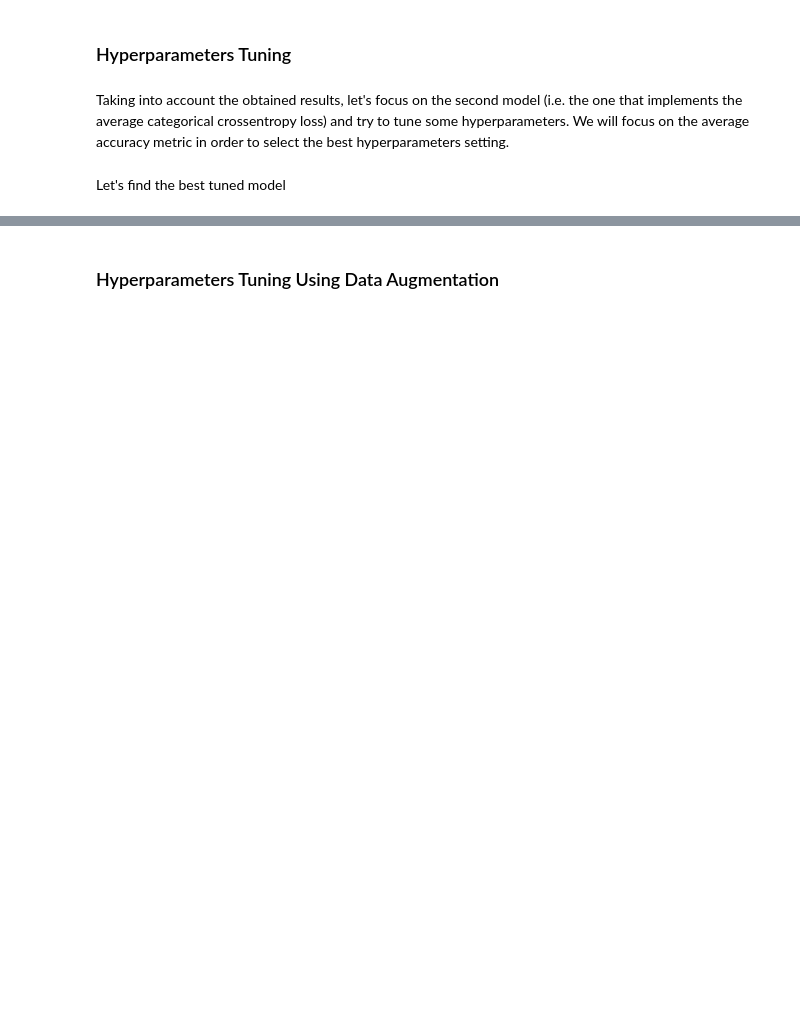
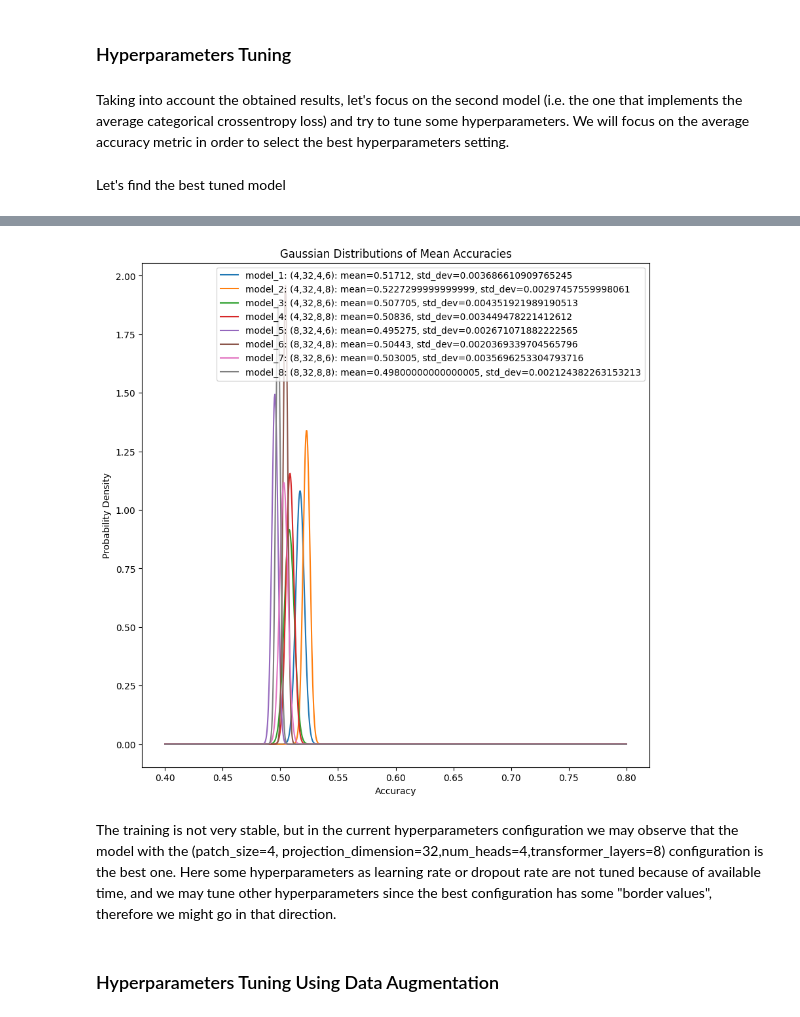
Before and after one commit to kor80/CIFAR-10-Separation, a Jupyter notebook: cifar_10_separation_eng.ipynb, the cells around one changed output, grey strips where cells are left out. Drawn from its saved outputs; the diff is of its cells as text; code cells hidden in the pictures; blank space fills up the shorter version.

```diff
--- a/cifar_10_separation_eng.ipynb
+++ b/cifar_10_separation_eng.ipynb
@@ -664,3 +804,25 @@ plot_results(results,'val_avg_accuracy')
+# %%
+means = []
+sdevs = []
+names = []
+
+for model_name, results in results_ht.items():
+  means.append(results['avg_accuracy'])
+  sdevs.append(results['sdev'])
+
+  patch_size = results['hyperparameters']['patch_size']
+  proj_dim = results['hyperparameters']['projection_dim']
+  num_heads = results['hyperparameters']['num_heads']
+  trans_layers = results['hyperparameters']['transformer_layers']
+
+  name = f"{model_name}: ({patch_size},{proj_dim},{num_heads},{trans_layers})"
+  names.append(name)
+
+plot_gaussians(means, sdevs, names)
+# %% [output]
+[figure, added]
+# %% [markdown]
+The training is not very stable, but in the current hyperparameters configuration we may observe that the model with the (patch_size=4, projection_dimension=32,num_heads=4,transformer_layers=8) configuration is the best one. Here some hyperparameters as learning rate or dropout rate are not tuned because of available time, and we may tune other hyperparameters since the best configuration has some "border values", therefore we might go in that direction.
 # %% [markdown]
 ### Hyperparameters Tuning Using Data Augmentation
 # %%
```
Also changed, not shown: parts of 44 cells of this notebook.
